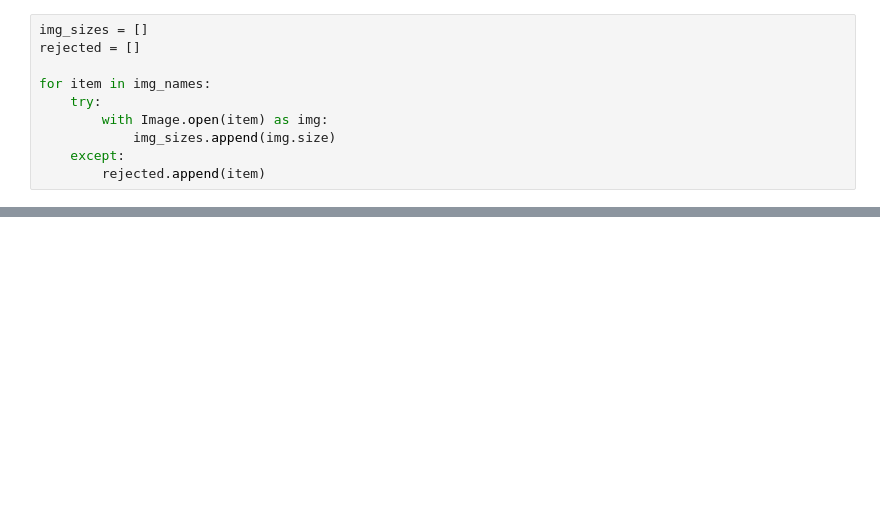
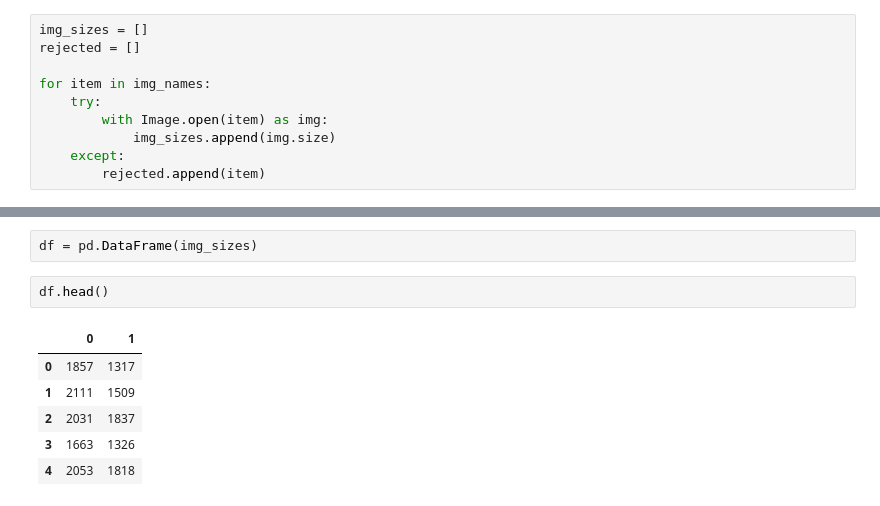
Before and after one commit to hubvoy/pneumonia_classifier_pytorch, a Jupyter notebook: pneumonia.ipynb, the cells around one changed output, grey strips where cells are left out. Saved outputs shown, nothing was run; the diff lists cells and outputs as text; blank space fills up the shorter version.

```diff
--- a/pneumonia.ipynb
+++ b/pneumonia.ipynb
@@ -47,0 +48,11 @@ print(len(rejected))
+# %%
+df = pd.DataFrame(img_sizes)
+# %%
+df.head()
+# %% [output]
+|  | 0 | 1 |
+| 0 | 1857 | 1317 |
+| 1 | 2111 | 1509 |
+| 2 | 2031 | 1837 |
+| 3 | 1663 | 1326 |
+| 4 | 2053 | 1818 |
```
Also changed, not shown: parts of 27 cells of this notebook.
